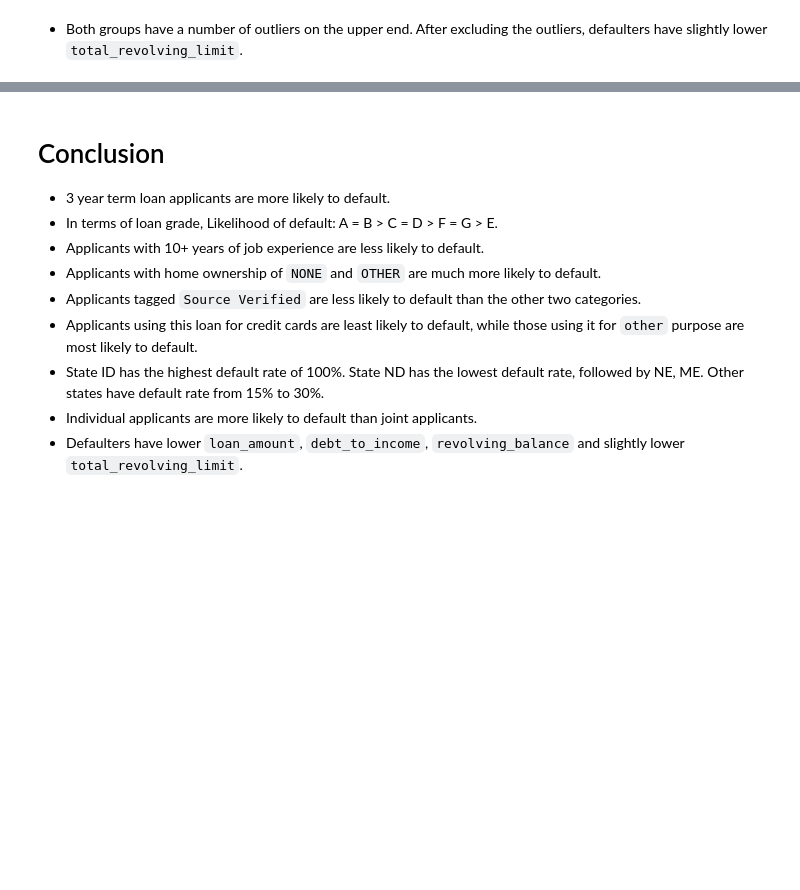
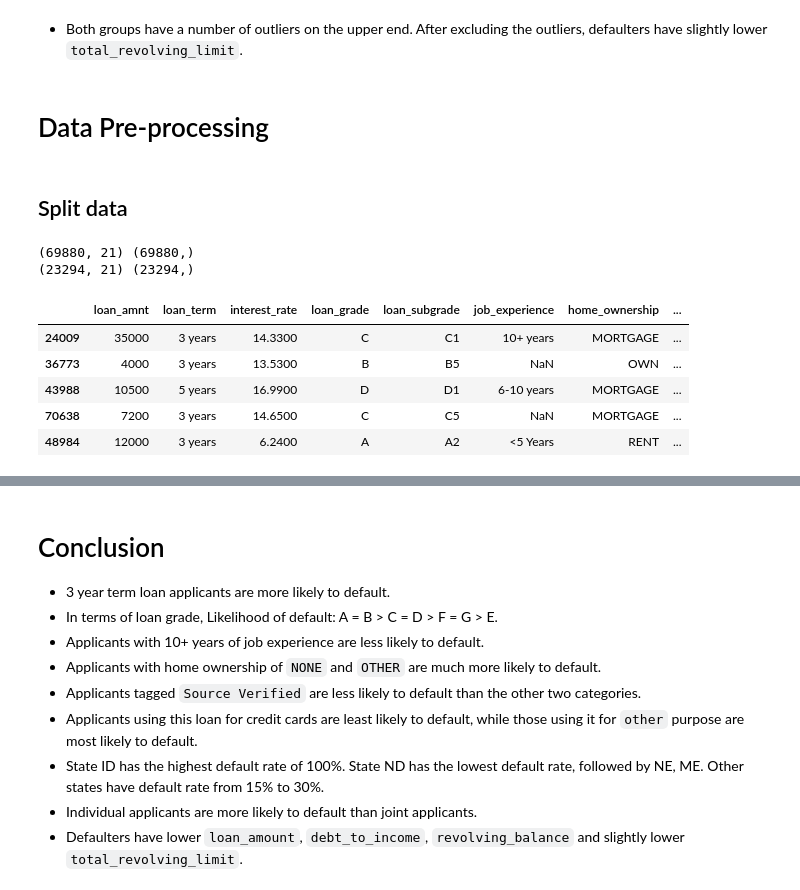
Before and after one commit to liangym2014/Data-science-and-machine-learning, a Jupyter notebook: 8.Hackathon_Loan_Default.ipynb, the cells around one changed output, grey strips where cells are left out. Cells and saved outputs as stored; diff of their text form; code cells hidden in the pictures; blank space fills up the shorter version.

Commit message:
Complete data pre-processing: split data, knn imputer, create dummy variables.

```diff
--- a/8.Hackathon_Loan_Default.ipynb
+++ b/8.Hackathon_Loan_Default.ipynb
@@ -486,3 +499,28 @@ boxplot_with_without_fliers("total_revolving_limit")
 [figure]
 # %% [markdown]
 - Both groups have a number of outliers on the upper end. After excluding the outliers, defaulters have slightly lower `total_revolving_limit`.
+# %% [markdown]
+# Data Pre-processing
+# %%
+backup = df.copy() # for debug use
+# %%
+df = backup.copy()
+# %% [markdown]
+## Split data
+# %%
+X = df.drop(columns = ["default"])
+y = df.default
+
+X_train, X_test, y_train, y_test = train_test_split(X, y, test_size = 0.25, shuffle = True, stratify = y, random_state = 17)
+print(X_train.shape, y_train.shape)
+print(X_test.shape, y_test.shape)
+X_train.head()
+# %% [output]
+(69880, 21) (69880,)
+(23294, 21) (23294,)
+|  | loan_amnt | loan_term | interest_rate | loan_grade | loan_subgrade | job_experience | home_ownership | ... |
+| 24009 | 35000 | 3 years | 14.3300 | C | C1 | 10+ years | MORTGAGE | ... |
+| 36773 | 4000 | 3 years | 13.5300 | B | B5 | NaN | OWN | ... |
+| 43988 | 10500 | 5 years | 16.9900 | D | D1 | 6-10 years | MORTGAGE | ... |
+| 70638 | 7200 | 3 years | 14.6500 | C | C5 | NaN | MORTGAGE | ... |
+| 48984 | 12000 | 3 years | 6.2400 | A | A2 | <5 Years | RENT | ... |
```
Also changed, not shown: parts of 15 cells of this notebook.
